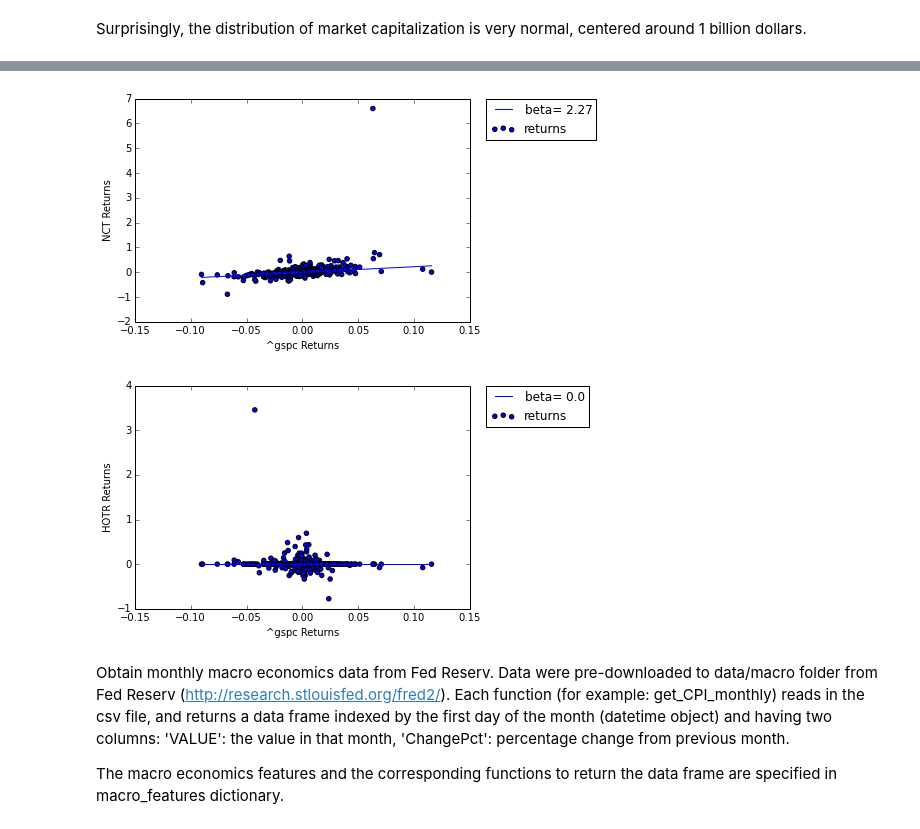
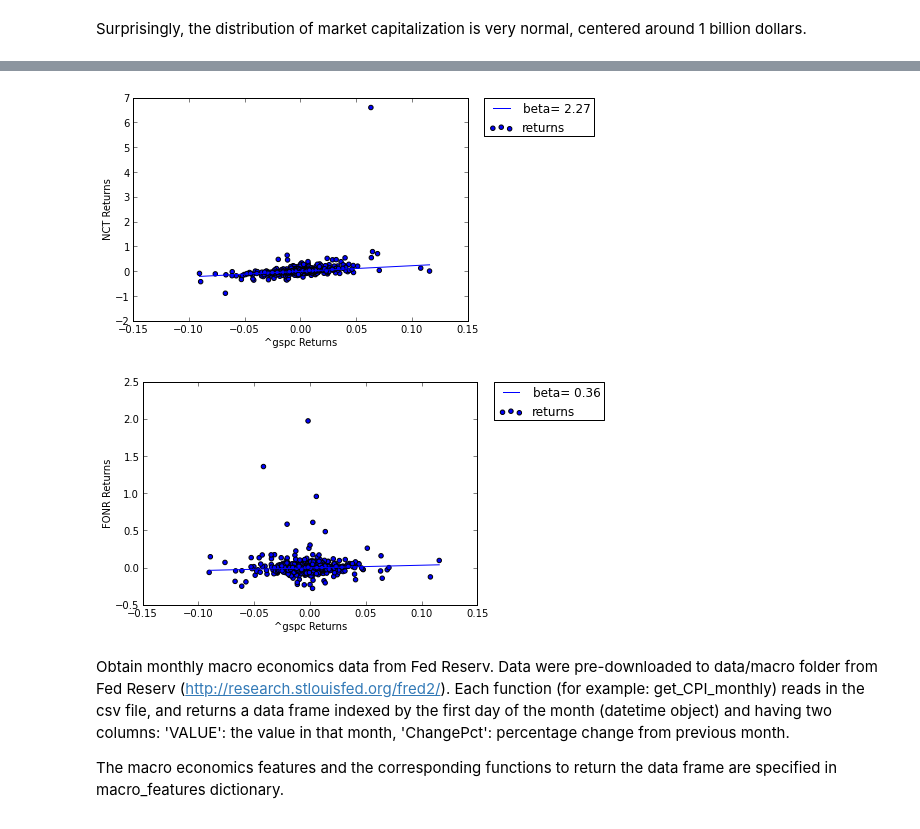
Before and after one commit to yguobin/cs109finalproject, a Jupyter notebook: Stock Market Visualization And Prediction.ipynb, the cells around one changed output, grey strips where cells are left out. Saved outputs shown, nothing was run; the diff lists cells and outputs as text; code cells hidden in the pictures.

```diff
--- a/Stock Market Visualization And Prediction.ipynb
+++ b/Stock Market Visualization And Prediction.ipynb
@@ -283,5 +313,5 @@ def create_master_df():
     return df_returns_train,df_returns_test
 # %%
-#df_train,df_test=create_master_df()
-df_train = pd.read_csv('data/master_returns_train.txt',parse_dates=['Date']).set_index('Date')
-df_test = pd.read_csv('data/master_returns_test.txt',parse_dates=['Date']).set_index('Date')
+#df_returns_train,df_returns_test=create_master_df()
+df_returns_train = pd.read_csv('data/master_returns_train.txt',parse_dates=['Date']).set_index('Date')
+df_returns_test = pd.read_csv('data/master_returns_test.txt',parse_dates=['Date']).set_index('Date')
@@ -445,5 +487,5 @@ def calculate_betas_rlm(df_returns, M,hedge='^gspc'):
     return betas,alphas
 # %%
 M=sm.robust.norms.TrimmedMean(c=2.7)
-betas_rlm,alphas_rlm=calculate_betas_rlm(df_train,M)
+betas_rlm,alphas_rlm=calculate_betas_rlm(df_returns_train,M)
 # %%
@@ -511,7 +562,7 @@ for i in range(1,5):
 # %%
-make_returns_scatter(df_train['^gspc'].values,df_train['NCT'].values,betas_rlm['NCT'],alphas_rlm['NCT'],'^gspc','NCT')
-make_returns_scatter(df_train['^gspc'].values,df_train['HOTR'].values,betas_rlm['HOTR'],alphas_rlm['HOTR'],'^gspc','HOTR')
+make_returns_scatter(df_returns_train['^gspc'].values,df_returns_train['NCT'].values,betas_rlm['NCT'],alphas_rlm['NCT'],'^gspc','NCT')
+make_returns_scatter(df_returns_train['^gspc'].values,df_returns_train['FONR'].values,betas_rlm['FONR'],alphas_rlm['FONR'],'^gspc','FONR')
 # %% [output]
-[figure, old version]
+[figure, new version]
-[figure, old version]
+[figure, new version]
 # %%
```
Also changed, not shown: parts of 38 cells of this notebook.
